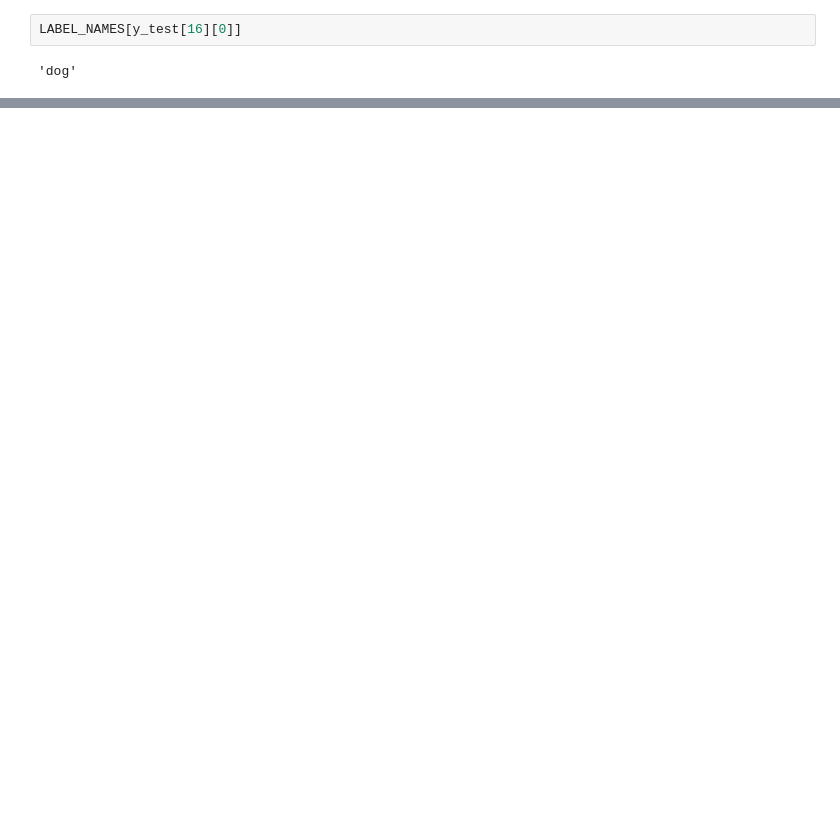
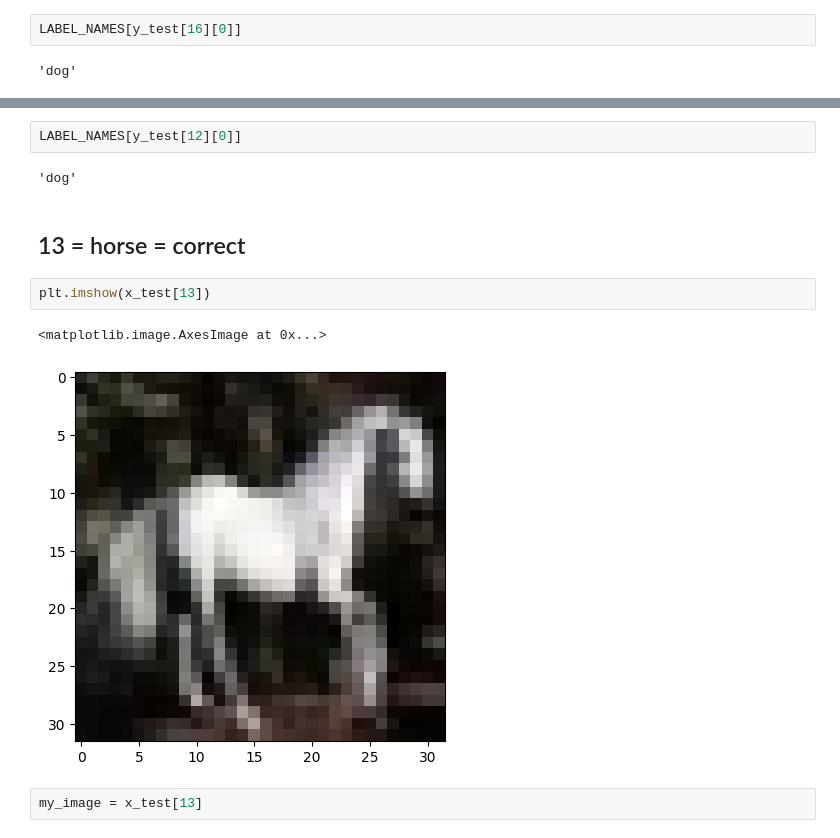
Before and after one commit to mariaingold/CNN, a Jupyter notebook: CNN_object_recognition.ipynb, the cells around one changed output, grey strips where cells are left out. Drawn from its saved outputs; the diff is of its cells as text; blank space fills up the shorter version.

```diff
--- a/CNN_object_recognition.ipynb
+++ b/CNN_object_recognition.ipynb
@@ -424,0 +442,13 @@ LABEL_NAMES[y_test[16][0]]
+# %%
+LABEL_NAMES[y_test[12][0]]
+# %% [output]
+'dog'
+# %% [markdown]
+## 13 = horse = correct
+# %%
+plt.imshow(x_test[13])
+# %% [output]
+<matplotlib.image.AxesImage at 0x...>
+[figure, added]
+# %%
+my_image = x_test[13]
```
Also changed, not shown: parts of 28 cells of this notebook.
